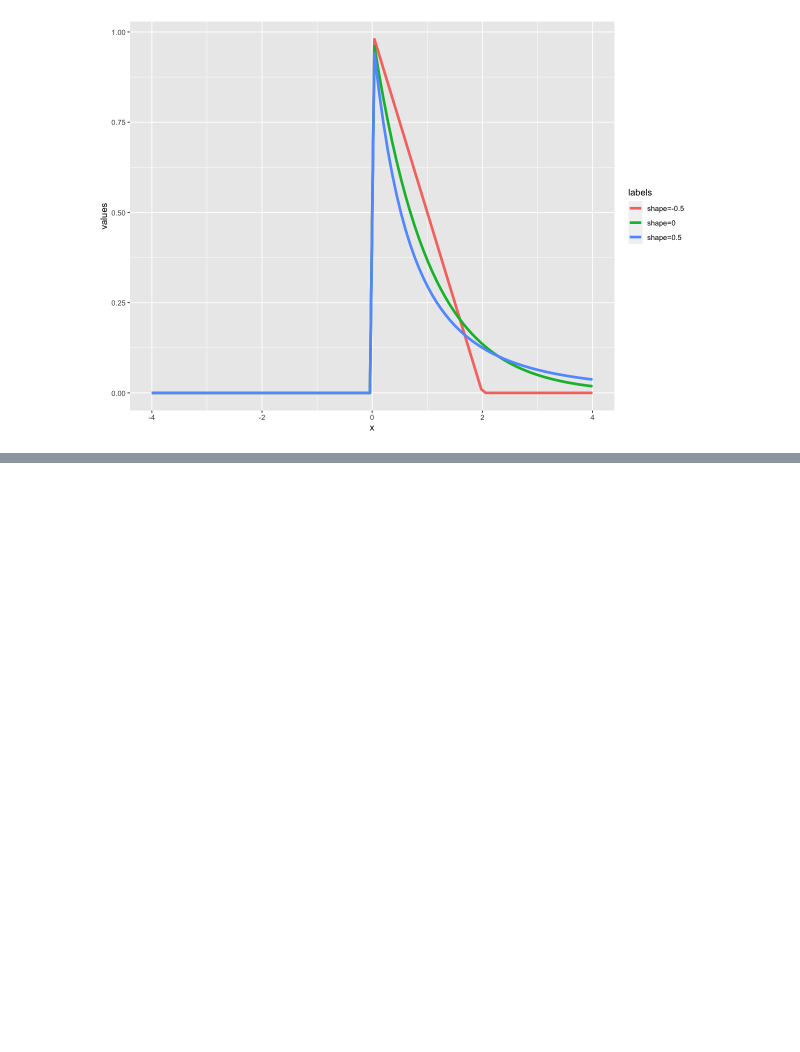
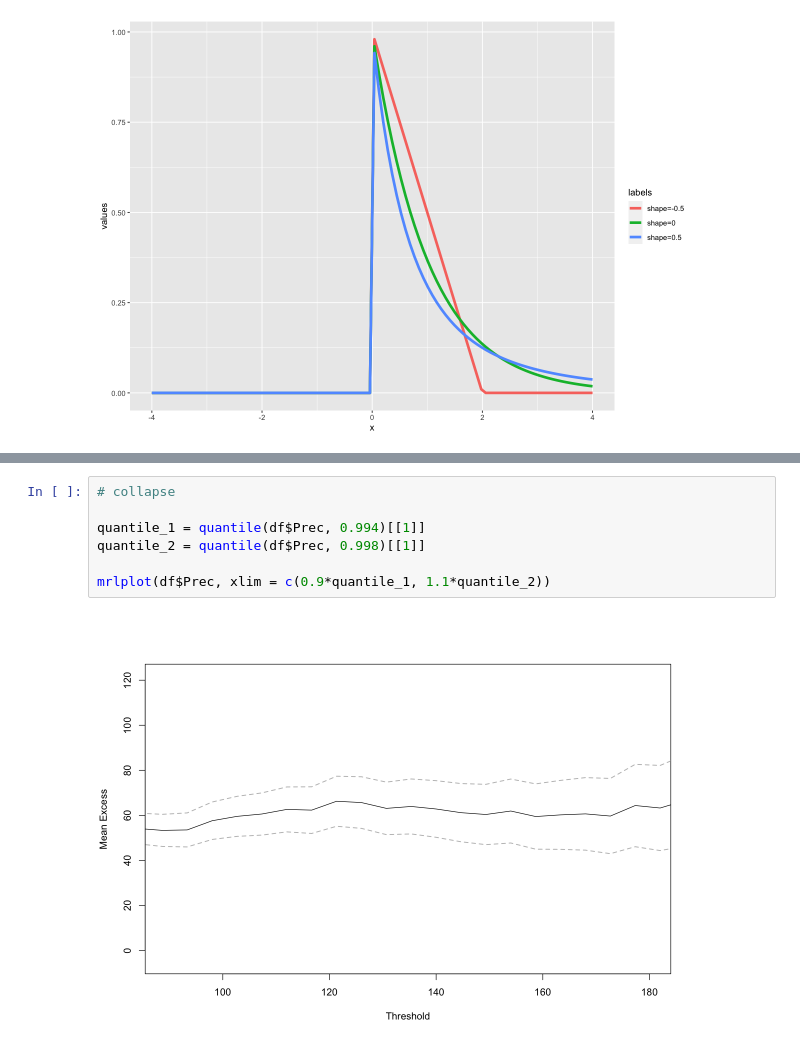
Before and after one commit to hooman34/Notes, a Jupyter notebook: _notebooks/2022-01-30-Modeling_extreme_cases_with_peaks_over_threshold_2.ipynb, the cells around one changed output, grey strips where cells are left out. Drawn from its saved outputs; the diff is of its cells as text; blank space fills up the shorter version.

```diff
--- a/_notebooks/2022-01-30-Modeling_extreme_cases_with_peaks_over_threshold_2.ipynb
+++ b/_notebooks/2022-01-30-Modeling_extreme_cases_with_peaks_over_threshold_2.ipynb
@@ -174,0 +136,9 @@ $rp(z,p) = \frac{1}{p}$
+# %%
+# collapse
+
+quantile_1 = quantile(df$Prec, 0.994)[[1]]
+quantile_2 = quantile(df$Prec, 0.998)[[1]]
+
+mrlplot(df$Prec, xlim = c(0.9*quantile_1, 1.1*quantile_2))
+# %% [output]
+[figure, added]
```
Also changed, not shown: parts of 53 cells of this notebook, 10 other files.
